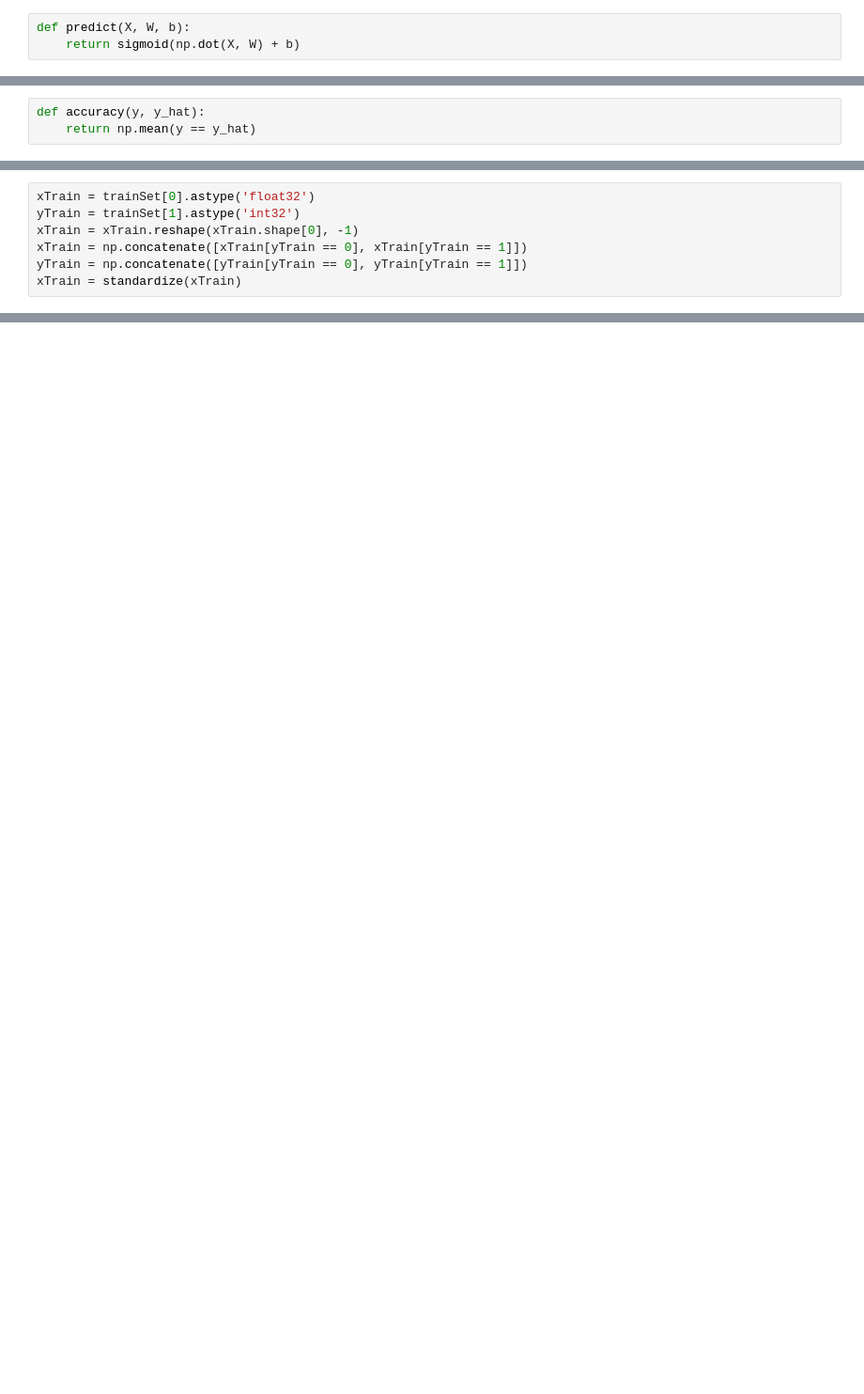
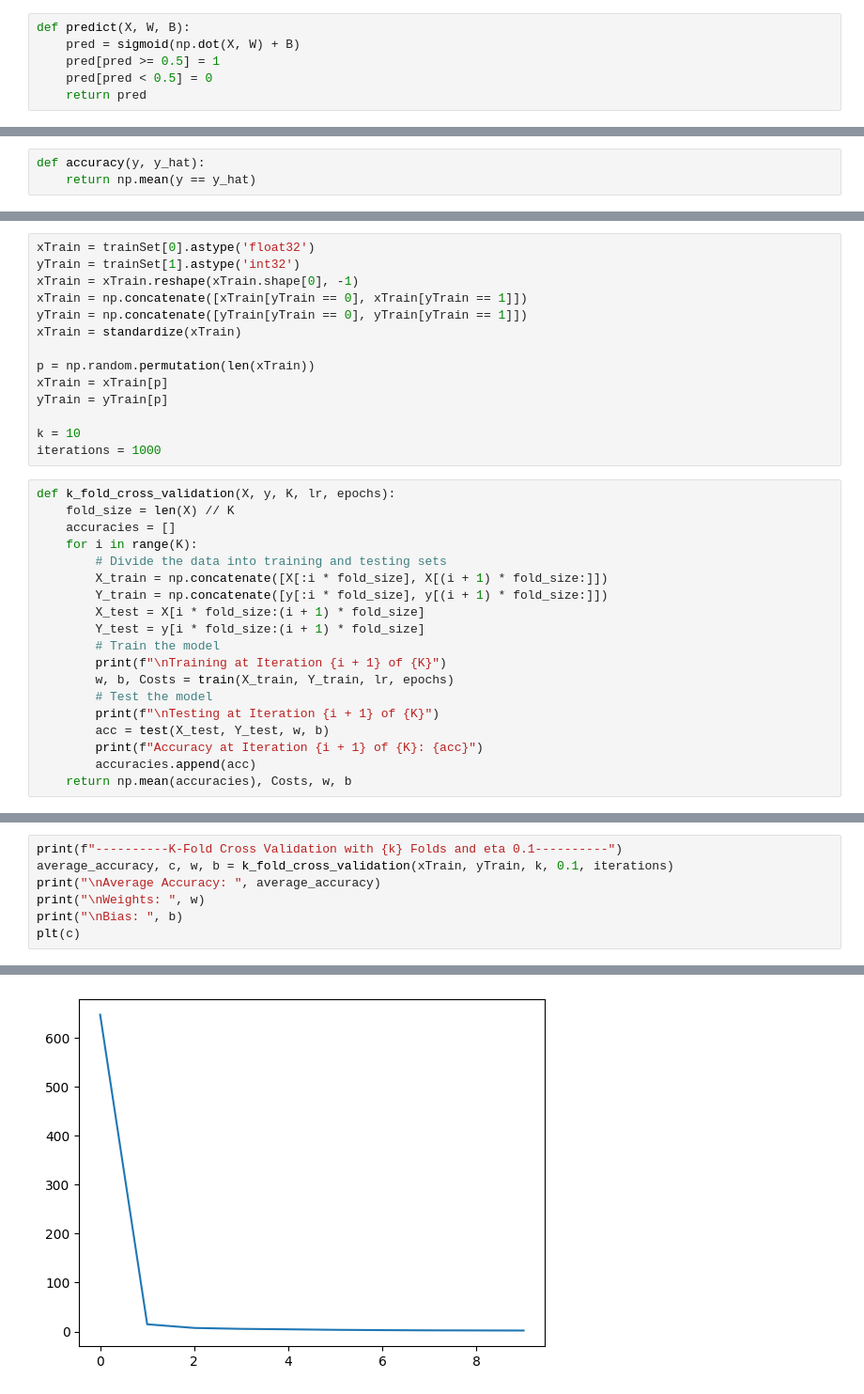
Before and after one commit to MH0386/logistic_regression, a Jupyter notebook: logistic_regression.ipynb, the cells around one changed output, grey strips where cells are left out. Shown at 94% size. Cells and saved outputs as stored; diff of their text form; blank space fills up the shorter version.

```diff
--- a/logistic_regression.ipynb
+++ b/logistic_regression.ipynb
@@ -12,8 +10,11 @@ def standardize(x):
 def sigmoid(z):
     return 1 / (1 + np.exp(-z))
 # %%
-def predict(X, W, b):
-    return sigmoid(np.dot(X, W) + b)
+def predict(X, W, B):
+    pred = sigmoid(np.dot(X, W) + B)
+    pred[pred >= 0.5] = 1
+    pred[pred < 0.5] = 0
+    return pred
 # %%
 def cost(y, y_hat):
     return np.mean(-y * np.log(y_hat + sys.float_info.min) - (1 - y) * np.log(1 - y_hat + sys.float_info.min))
@@ -72,3 +51,29 @@ xTrain = xTrain.reshape(xTrain.shape[0], -1)
 xTrain = np.concatenate([xTrain[yTrain == 0], xTrain[yTrain == 1]])
 yTrain = np.concatenate([yTrain[yTrain == 0], yTrain[yTrain == 1]])
 xTrain = standardize(xTrain)
+
+p = np.random.permutation(len(xTrain))
+xTrain = xTrain[p]
+yTrain = yTrain[p]
+
+k = 10
+iterations = 1000
+# %%
+def k_fold_cross_validation(X, y, K, lr, epochs):
+    fold_size = len(X) // K
+    accuracies = []
+    for i in range(K):
+        # Divide the data into training and testing sets
+        X_train = np.concatenate([X[:i * fold_size], X[(i + 1) * fold_size:]])
+        Y_train = np.concatenate([y[:i * fold_size], y[(i + 1) * fold_size:]])
+        X_test = X[i * fold_size:(i + 1) * fold_size]
+        Y_test = y[i * fold_size:(i + 1) * fold_size]
+        # Train the model
+        print(f"\nTraining at Iteration {i + 1} of {K}")
+        w, b, Costs = train(X_train, Y_train, lr, epochs)
+        # Test the model
+        print(f"\nTesting at Iteration {i + 1} of {K}")
+        acc = test(X_test, Y_test, w, b)
+        print(f"Accuracy at Iteration {i + 1} of {K}: {acc}")
+        accuracies.append(acc)
+    return np.mean(accuracies), Costs, w, b
@@ -74,0 +82,8 @@ xTrain = standardize(xTrain)
+# %%
+print(f"----------K-Fold Cross Validation with {k} Folds and eta 0.1----------")
+average_accuracy, c, w, b = k_fold_cross_validation(xTrain, yTrain, k, 0.1, iterations)
+print("\nAverage Accuracy: ", average_accuracy)
+print("\nWeights: ", w)
+print("\nBias: ", b)
+plt(c)
+# %% [output]
@@ -74,0 +108 @@ xTrain = standardize(xTrain)
+[figure, added]
```
Also changed, not shown: parts of 14 cells of this notebook.
